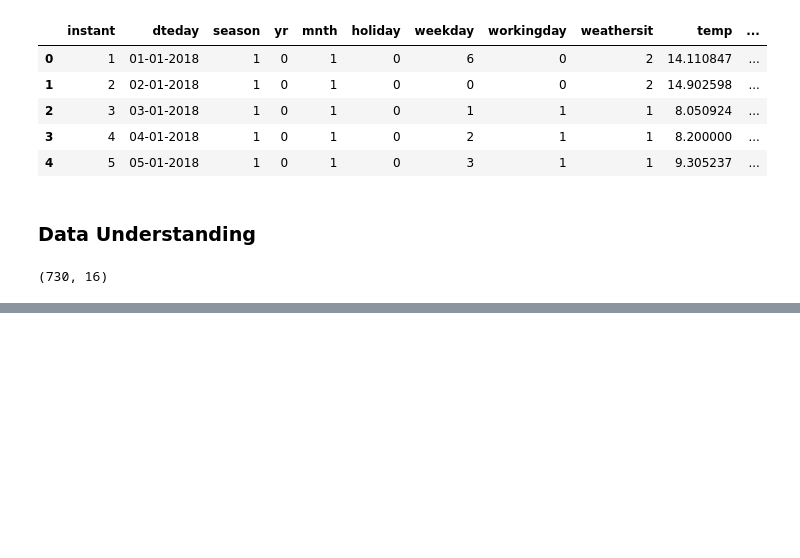
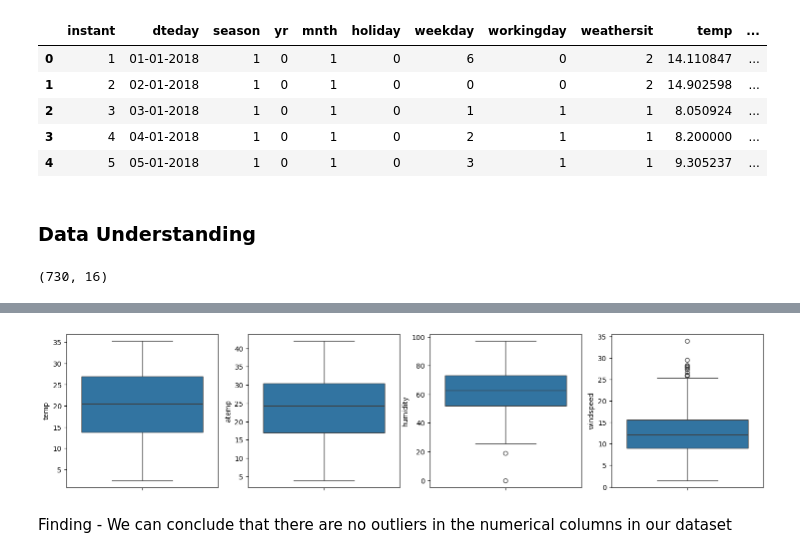
Before and after one commit to yashchaddha/Bike-Sharing-Case-Study, a Jupyter notebook: Multiple Linear Regression Assignment.ipynb, the cells around one changed output, grey strips where cells are left out. Drawn from its saved outputs; the diff is of its cells as text; code cells hidden in the pictures; blank space fills up the shorter version.

Commit message:
Completed Data Understanding and Handling

```diff
--- a/Multiple Linear Regression Assignment.ipynb
+++ b/Multiple Linear Regression Assignment.ipynb
@@ -75,0 +183,11 @@ df.describe()
+# %%
+# By reading the Data Dictionary we can see that the columns season,weathersit,weekday and month are categorical columns, however
+#  they are in numerical format. So we will convert them to categorical columns
+
+df.season = df.season.map({1:'spring',2:'summer',3:'fall',4:'winter'})
+# %%
+df.weathersit= df.weathersit.map({1:'Clear',2:'Mist + Cloudy',3:'Light Snow',4:'Heavy Rain'})
+# %%
+df.month = df.month.map({1:'Jan',2:'Feb',3:'Mar',4:'Apr',5:'May',6:'Jun',7:'Jul',8:'Aug',9:'Sep',10:'Oct',11:'Nov',12:'Dec'})
+# %%
+df.weekday = df.weekday.map({0:'Sun',1:'Mon',2:'Tue',3:'Wed',4:'Thu',5:'Fri',6:'Sat'})
@@ -75,0 +244,13 @@ df.describe()
+# %%
+cols = ['temp', 'atemp', 'humidity', 'windspeed']
+plt.figure(figsize=(18,4))
+
+i = 1
+for col in cols:
+    plt.subplot(1,4,i)
+    sns.boxplot(y=col, data=df)
+    i+=1
+# %% [output]
+[figure, added]
+# %% [markdown]
+Finding - We can conclude that there are no outliers in the numerical columns in our dataset
```
Also changed, not shown: parts of 20 cells of this notebook.
